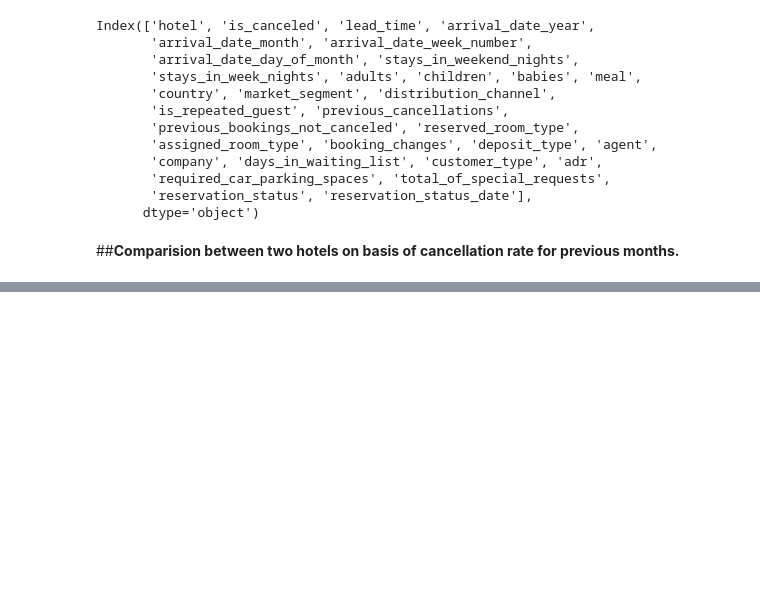
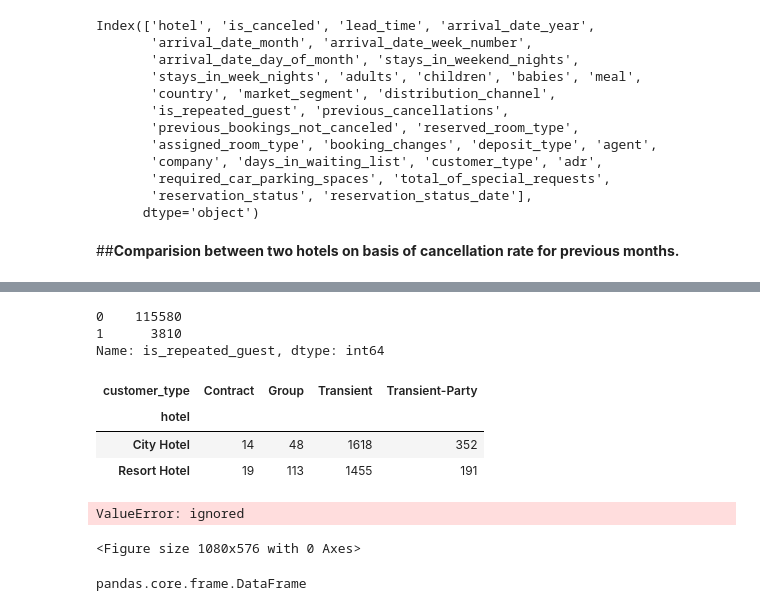
Before and after one commit to guptaprateek98/capstone_hotel, a Jupyter notebook: Copy_Hotel_Booking_Analysis_Capstone_Project.ipynb, the cells around one changed output, grey strips where cells are left out. Cells and saved outputs as stored; diff of their text form; code cells hidden in the pictures; blank space fills up the shorter version.

```diff
--- a/Copy_Hotel_Booking_Analysis_Capstone_Project.ipynb
+++ b/Copy_Hotel_Booking_Analysis_Capstone_Project.ipynb
@@ -55,0 +93,28 @@ book_cancel_df
+# %%
+h_df['is_repeated_guest'].value_counts()
+# %% [output]
+0    115580
+1      3810
+Name: is_repeated_guest, dtype: int64
+# %%
+only_repeated_cust = h_df[h_df['is_repeated_guest']==1]
+# %%
+cust_retention = only_repeated_cust.groupby(['hotel','customer_type'])['is_repeated_guest'].count().unstack()
+# %%
+cust_retention
+# %% [output]
+| customer_type | Contract | Group | Transient | Transient-Party |
+| hotel |  |  |  |  |
+| City Hotel | 14 | 48 | 1618 | 352 |
+| Resort Hotel | 19 | 113 | 1455 | 191 |
+# %%
+#plt.bar(cust_retention, height = 5)
+plt.figure(figsize = (15,8))
+sns.countplot(x="customer_type", hue ='hotel', data = cust_retention)
+# %% [output]
+ValueError: ignored
+<Figure size 1080x576 with 0 Axes>
+# %%
+type(cust_retention)
+# %% [output]
+pandas.core.frame.DataFrame
```
Also changed, not shown: parts of 7 cells of this notebook.
